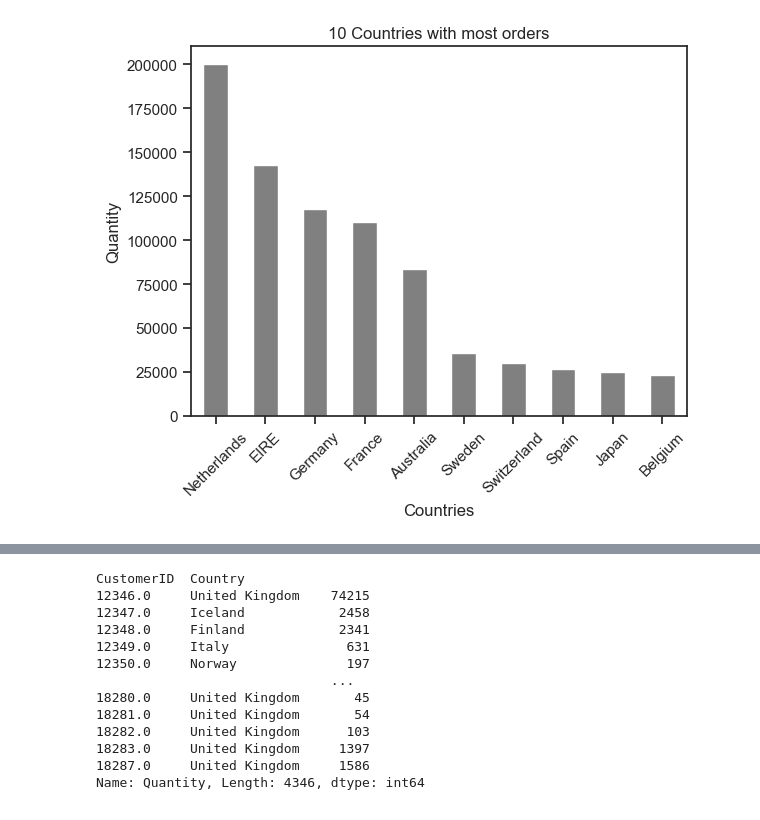
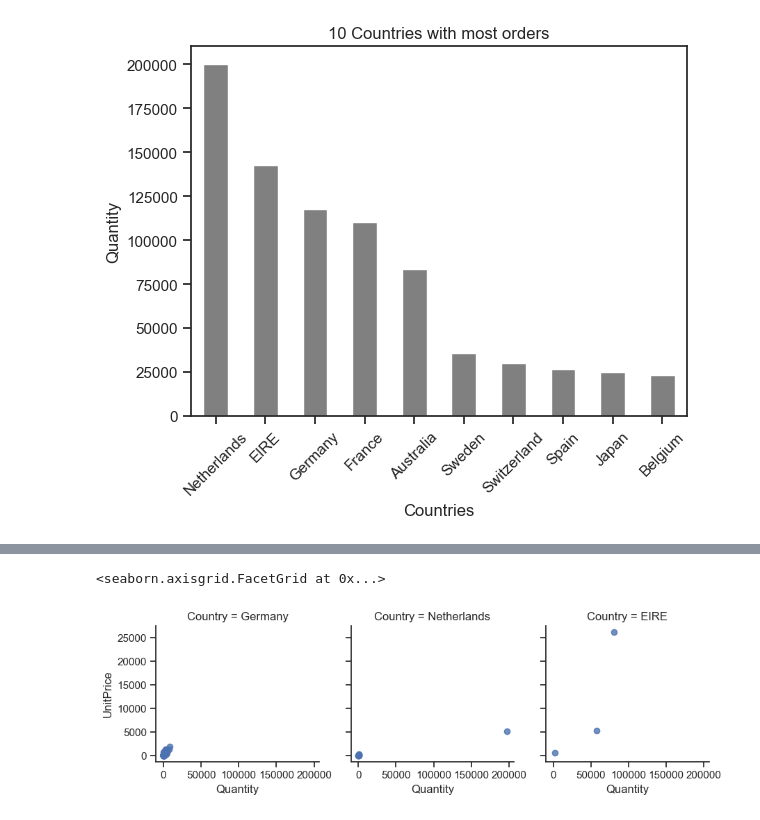
Before and after one commit to YoungriKIM/Engineer_Big_Data_Analysis, a Jupyter notebook: pandas_exercises/07_02_Online_Retail.ipynb, the cells around one changed output, grey strips where cells are left out. Saved outputs shown, nothing was run; the diff lists cells and outputs as text; code cells hidden in the pictures.

```diff
--- a/pandas_exercises/07_02_Online_Retail.ipynb
+++ b/pandas_exercises/07_02_Online_Retail.ipynb
@@ -58,19 +58,26 @@ online_rt.tail()
 | 530101 | 581587 | 23254 | CHILDRENS CUTLERY DOLLY GIRL | 4 | 12/9/11 12:50 | 4.15 | 12680.0 | France |
 | 530102 | 581587 | 23255 | CHILDRENS CUTLERY CIRCUS PARADE | 4 | 12/9/11 12:50 | 4.15 | 12680.0 | France |
 | 530103 | 581587 | 22138 | BAKING SET 9 PIECE RETROSPOT | 3 | 12/9/11 12:50 | 4.95 | 12680.0 | France |
-# %%
-online_rt.groupby(['CustomerID', 'Country']).Quantity.sum()
-# %% [output]
-CustomerID  Country
-12346.0     United Kingdom    74215
-12347.0     Iceland            2458
-12348.0     Finland            2341
-12349.0     Italy               631
-12350.0     Norway              197
-                              ...
-18280.0     United Kingdom       45
-18281.0     United Kingdom       54
-18282.0     United Kingdom      103
-18283.0     United Kingdom     1397
-18287.0     United Kingdom     1586
-Name: Quantity, Length: 4346, dtype: int64
+# %%
+# 영국의 제외한 상위 3개국(아까 위에 그린 표 참고해서  ['Netherlands', 'EIRE', 'Germany'])
+# 에 대하여 CustomerID별 unitprice당 quantity 관계를 볼 수 있는 산점도 그리기
+
+# 기준이 되는 CusomerID와 Country로 그룹핑하고 quantity랑 unitprice를 합한 값을 쓰기 위해 sum()
+customers = online_rt.groupby(['CustomerID', 'Country'])[['Quantity', 'UnitPrice']].sum()
+# 상위 3개 나라를 리스트로 지정
+top_countries = ['Netherlands', 'EIRE', 'Germany']
+# 다음 단계를 위해 Country index만 열로 추가하기
+customers['Country'] = customers.index.get_level_values(1)
+# Country가 상위 3개 나라인 것만 뽑기
+customers = customers[customers.Country.isin(top_countries)]
+
+# 그래프 그리기
+# 그리드 미리 만들기
+g = sns.FacetGrid(customers, col='Country')
+# Quantity와 UnitPrice에 대한 산점도를 세개 그리드에 지정하기
+g.map(plt.scatter, 'Quantity', 'UnitPrice', alpha=0.8)
+# 범례 추가하기
+g.add_legend()
+# %% [output]
+<seaborn.axisgrid.FacetGrid at 0x...>
+[figure, added]
```
